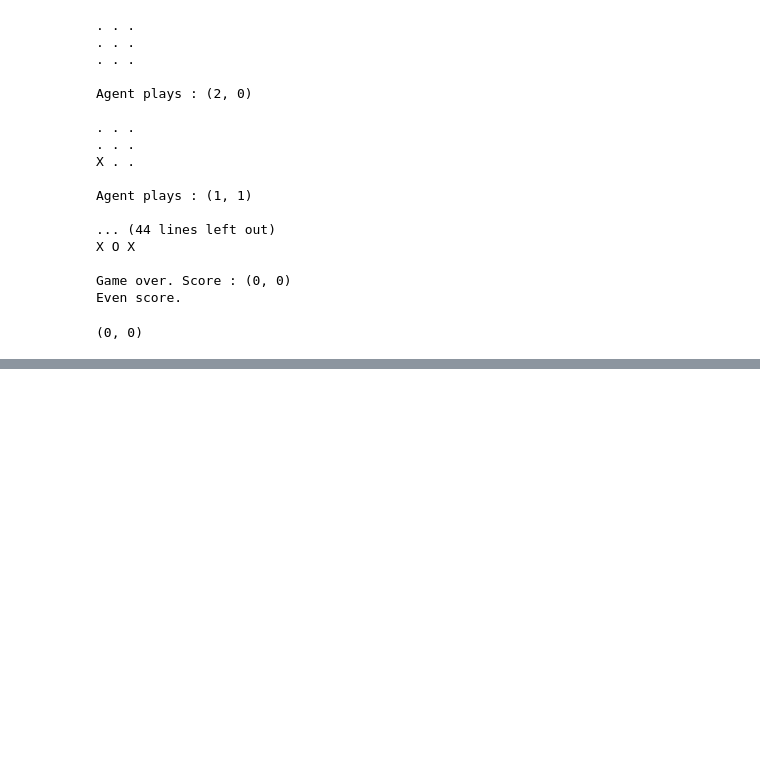
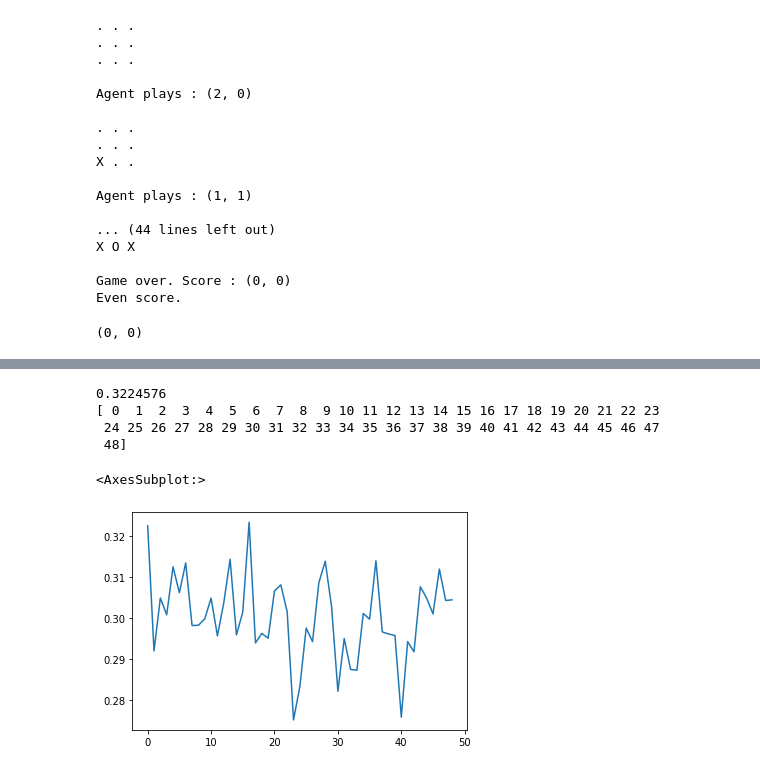
Before and after one commit to gael-vanderlee/CrossDimNoughts, a Jupyter notebook: RL_project_7.ipynb, the cells around one changed output, grey strips where cells are left out. Drawn from its saved outputs; the diff is of its cells as text; code cells hidden in the pictures; blank space fills up the shorter version.

```diff
--- a/RL_project_7.ipynb
+++ b/RL_project_7.ipynb
@@ -693,6 +691,20 @@ class Game(gym.Env):
                     score_p2 += 1
 
         return score_p1, score_p2
+
+    def board_position_to_tuple(self, pos):
+        resulting_position = []
+        for k in range(self.n_dim):
+            resulting_position.append(pos % self.size)
+            pos //= self.size
+        return tuple(resulting_position)
+
+    def board_position_to_index(self, pos):
+        #For dimension >= 3, we enumerate from higher, so this trick will work
+        res = 0
+        for i in range(len(pos)):
+            res += pos[i]*(self.size**(len(pos)-1 - i))
+        return res
 # %%
 %%time
 agent = Agent(size=3)
@@ -817,0 +868,16 @@ X O O
+# %%
+import seaborn
+print(loss_values[0])
+#loss_values = [i[0] for i in loss_values]
+loss = []
+for i in loss_values:
+    loss.append(float(i))
+print(np.arange(len(loss_values)))
+seaborn.lineplot(np.arange(len(loss_values)), loss)
+# %% [output]
+0.3224576
+[ 0  1  2  3  4  5  6  7  8  9 10 11 12 13 14 15 16 17 18 19 20 21 22 23
+ 24 25 26 27 28 29 30 31 32 33 34 35 36 37 38 39 40 41 42 43 44 45 46 47
+ 48]
+<AxesSubplot:>
+[figure, added]
```
Also changed, not shown: parts of 3 cells of this notebook.
